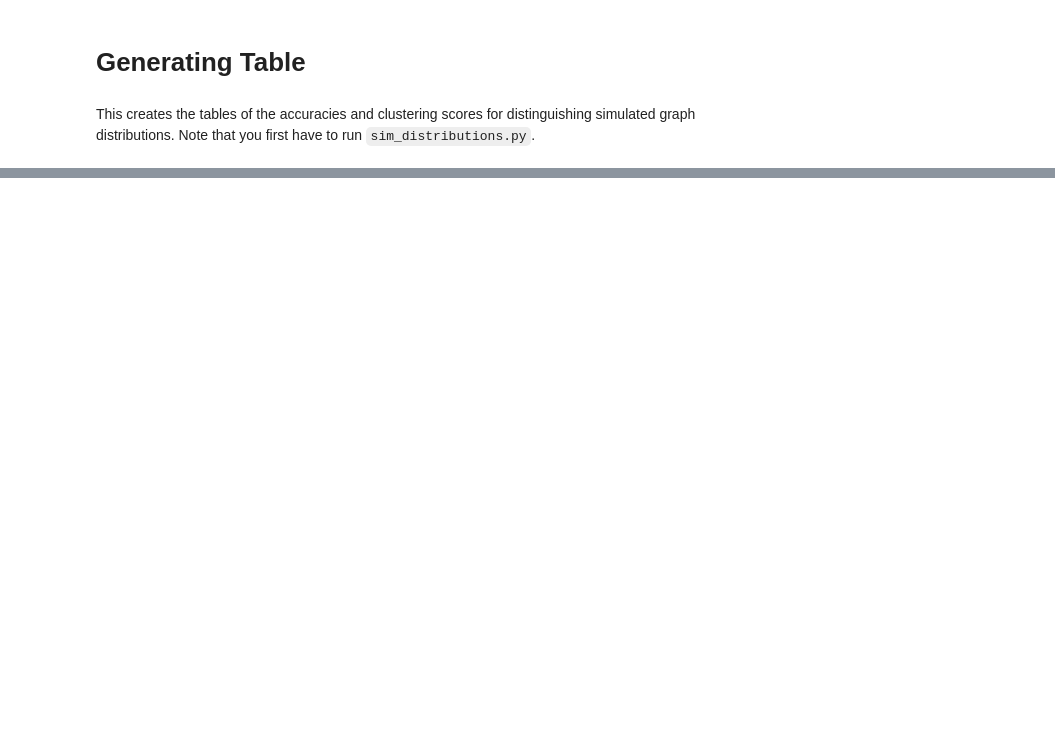
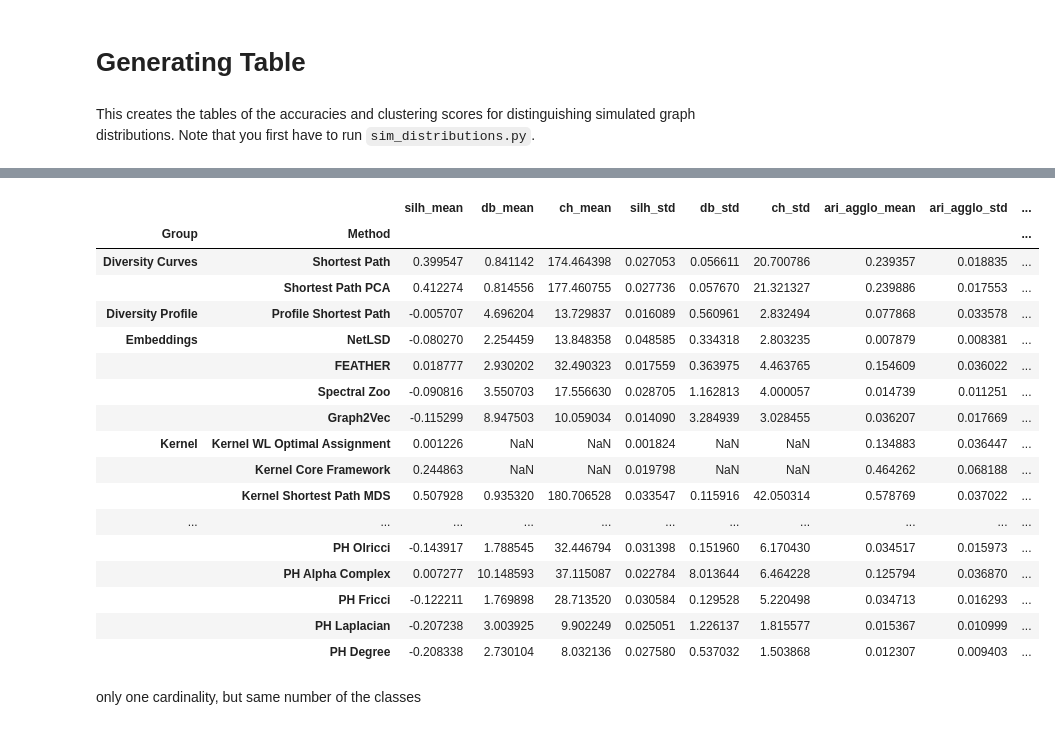
Before and after one commit to aidos-lab/diversity_curves, a Jupyter notebook: simulations/sim_distributions.ipynb, the cells around one changed output, grey strips where cells are left out. Saved outputs shown, nothing was run; the diff lists cells and outputs as text; code cells hidden in the pictures; blank space fills up the shorter version.

```diff
--- a/simulations/sim_distributions.ipynb
+++ b/simulations/sim_distributions.ipynb
@@ -152,0 +698,23 @@ print(results_latex_df.to_latex(multirow=False, escape=False))
+# %%
+df
+# %% [output]
+|  |  | silh_mean | db_mean | ch_mean | silh_std | db_std | ch_std | ari_agglo_mean | ari_agglo_std | ... |
+| Group | Method |  |  |  |  |  |  |  |  | ... |
+| Diversity Curves | Shortest Path | 0.399547 | 0.841142 | 174.464398 | 0.027053 | 0.056611 | 20.700786 | 0.239357 | 0.018835 | ... |
+|  | Shortest Path PCA | 0.412274 | 0.814556 | 177.460755 | 0.027736 | 0.057670 | 21.321327 | 0.239886 | 0.017553 | ... |
+| Diversity Profile | Profile Shortest Path | -0.005707 | 4.696204 | 13.729837 | 0.016089 | 0.560961 | 2.832494 | 0.077868 | 0.033578 | ... |
+| Embeddings | NetLSD | -0.080270 | 2.254459 | 13.848358 | 0.048585 | 0.334318 | 2.803235 | 0.007879 | 0.008381 | ... |
+|  | FEATHER | 0.018777 | 2.930202 | 32.490323 | 0.017559 | 0.363975 | 4.463765 | 0.154609 | 0.036022 | ... |
+|  | Spectral Zoo | -0.090816 | 3.550703 | 17.556630 | 0.028705 | 1.162813 | 4.000057 | 0.014739 | 0.011251 | ... |
+|  | Graph2Vec | -0.115299 | 8.947503 | 10.059034 | 0.014090 | 3.284939 | 3.028455 | 0.036207 | 0.017669 | ... |
+| Kernel | Kernel WL Optimal Assignment | 0.001226 | NaN | NaN | 0.001824 | NaN | NaN | 0.134883 | 0.036447 | ... |
+|  | Kernel Core Framework | 0.244863 | NaN | NaN | 0.019798 | NaN | NaN | 0.464262 | 0.068188 | ... |
+|  | Kernel Shortest Path MDS | 0.507928 | 0.935320 | 180.706528 | 0.033547 | 0.115916 | 42.050314 | 0.578769 | 0.037022 | ... |
+| ... | ... | ... | ... | ... | ... | ... | ... | ... | ... | ... |
+|  | PH Olricci | -0.143917 | 1.788545 | 32.446794 | 0.031398 | 0.151960 | 6.170430 | 0.034517 | 0.015973 | ... |
+|  | PH Alpha Complex | 0.007277 | 10.148593 | 37.115087 | 0.022784 | 8.013644 | 6.464228 | 0.125794 | 0.036870 | ... |
+|  | PH Fricci | -0.122211 | 1.769898 | 28.713520 | 0.030584 | 0.129528 | 5.220498 | 0.034713 | 0.016293 | ... |
+|  | PH Laplacian | -0.207238 | 3.003925 | 9.902249 | 0.025051 | 1.226137 | 1.815577 | 0.015367 | 0.010999 | ... |
+|  | PH Degree | -0.208338 | 2.730104 | 8.032136 | 0.027580 | 0.537032 | 1.503868 | 0.012307 | 0.009403 | ... |
+# %% [markdown]
+only one cardinality, but same number of the classes
```
Also changed, not shown: parts of 8 cells of this notebook.
